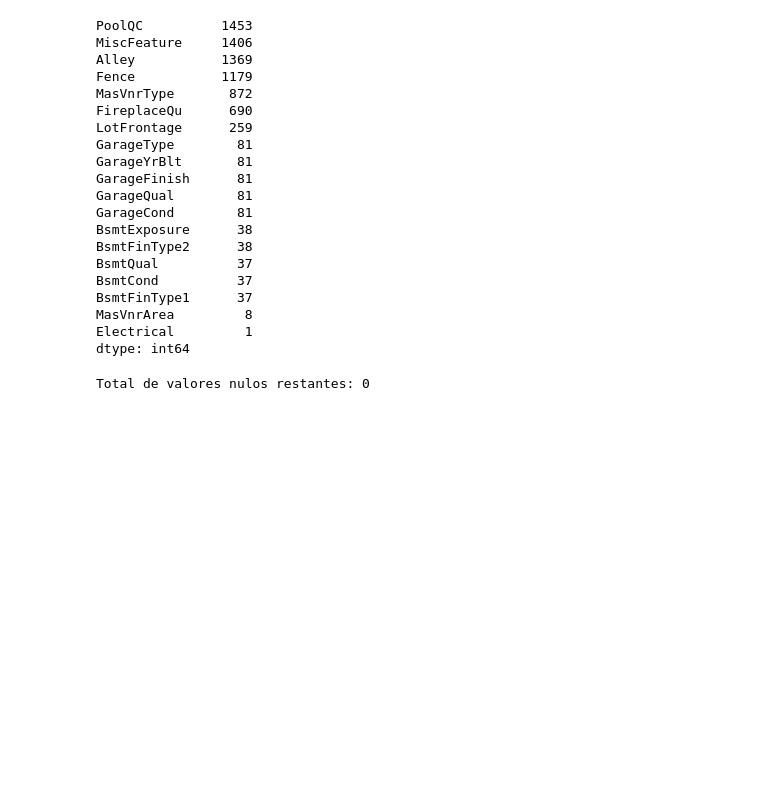
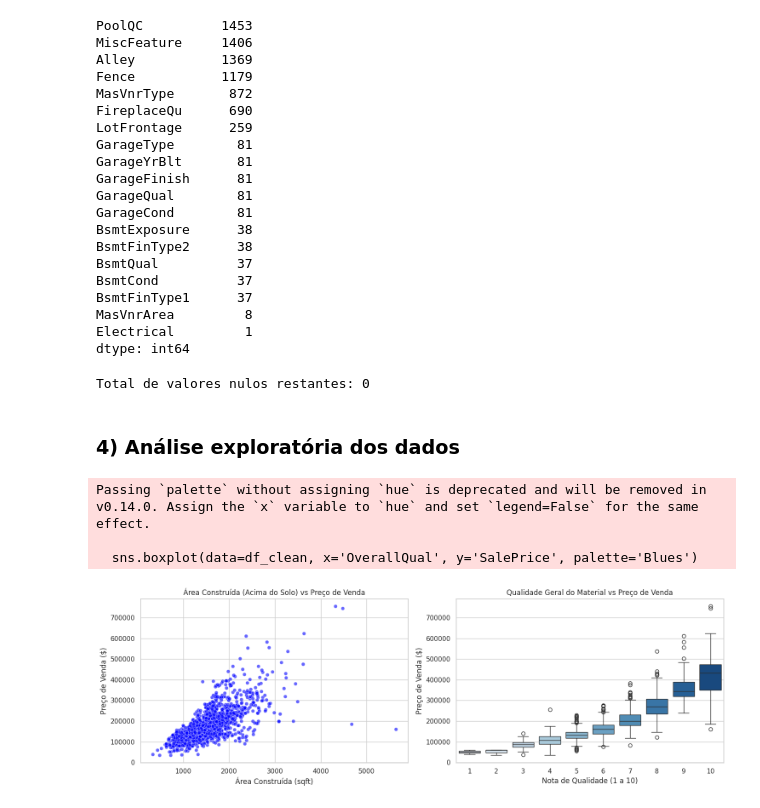
Before and after one commit to th900/imovel_valor, a Jupyter notebook: previsao_imovel.ipynb, the cells around one changed output. Saved outputs shown, nothing was run; the diff lists cells and outputs as text; code cells hidden in the pictures; blank space fills up the shorter version.

```diff
--- a/previsao_imovel.ipynb
+++ b/previsao_imovel.ipynb
@@ -133,3 +142,30 @@ df_clean['Electrical'] = df_clean['Electrical'].fillna(df_clean['Electrical'].mo
 print(f"Total de valores nulos restantes: {df_clean.isnull().sum().sum()}")
 # %% [output]
 Total de valores nulos restantes: 0
+# %% [markdown]
+### 4) Análise exploratória dos dados
+# %%
+sns.set_theme(style="whitegrid")
+plt.figure(figsize=(15, 5))
+
+# Gráfico 1: Tamanho da casa vs Preço
+plt.subplot(1, 2, 1)
+sns.scatterplot(data=df_clean, x='GrLivArea', y='SalePrice', alpha=0.6, color='Blue')
+plt.title('Área Construída (Acima do Solo) vs Preço de Venda')
+plt.xlabel('Área Construída (sqft)')
+plt.ylabel('Preço de Venda ($)')
+
+# Gráfico 2: Qualidade Material vs Preço
+plt.subplot(1, 2, 2)
+sns.boxplot(data=df_clean, x='OverallQual', y='SalePrice', palette='Blues')
+plt.title('Qualidade Geral do Material vs Preço de Venda')
+plt.xlabel('Nota de Qualidade (1 a 10)')
+plt.ylabel('Preço de Venda ($)')
+
+plt.tight_layout()
+plt.show()
+# %% [output]
+Passing `palette` without assigning `hue` is deprecated and will be removed in v0.14.0. Assign the `x` variable to `hue` and set `legend=False` for the same effect.
+
+  sns.boxplot(data=df_clean, x='OverallQual', y='SalePrice', palette='Blues')
+[figure, added]
```
Also changed, not shown: parts of 28 cells of this notebook.
